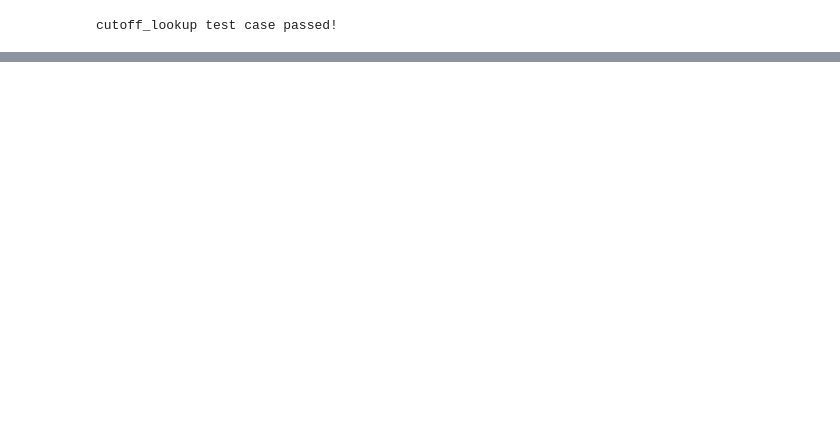
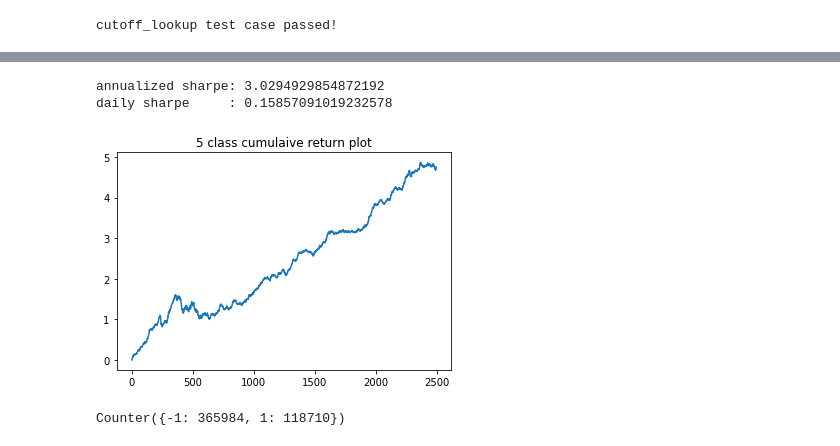
Before and after one commit to 21han/two_sigma_news_sentiments, a Jupyter notebook: test_factors.ipynb, the cells around one changed output, grey strips where cells are left out. Drawn from its saved outputs; the diff is of its cells as text; code cells hidden in the pictures; blank space fills up the shorter version.

```diff
--- a/test_factors.ipynb
+++ b/test_factors.ipynb
@@ -205,0 +453,11 @@ for i in list(df.sector.unique()):
+# %%
+run_multi_eva(df)
+# %% [output]
+annualized sharpe: 3.0294929854872192
+daily sharpe     : 0.15857091019232578
+[figure, added]
+# %%
+from collections import Counter
+df.groupby('datetime').apply(lambda x: h(x))
+# %% [output]
+Counter({-1: 365984, 1: 118710})
```
Also changed, not shown: parts of 21 cells of this notebook.
